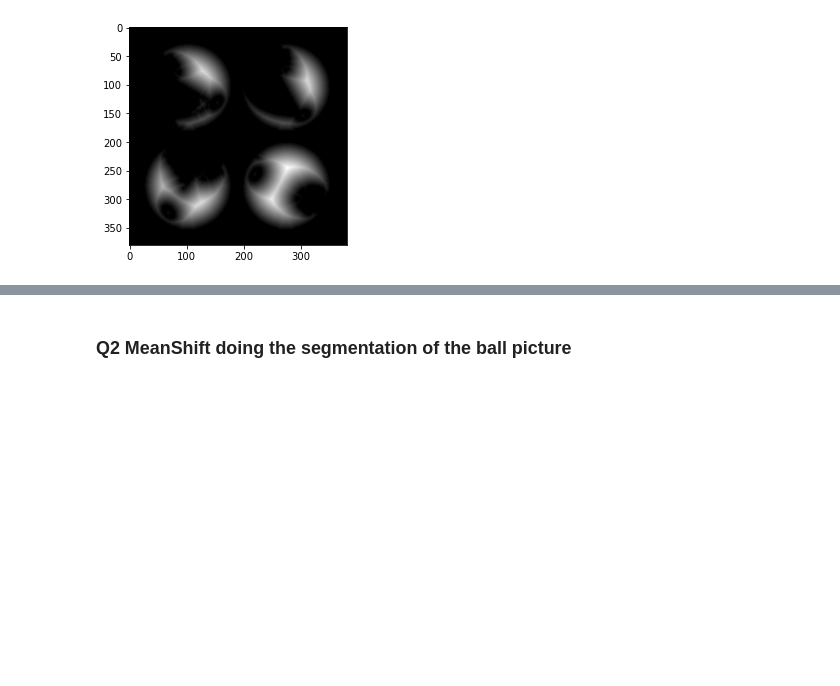
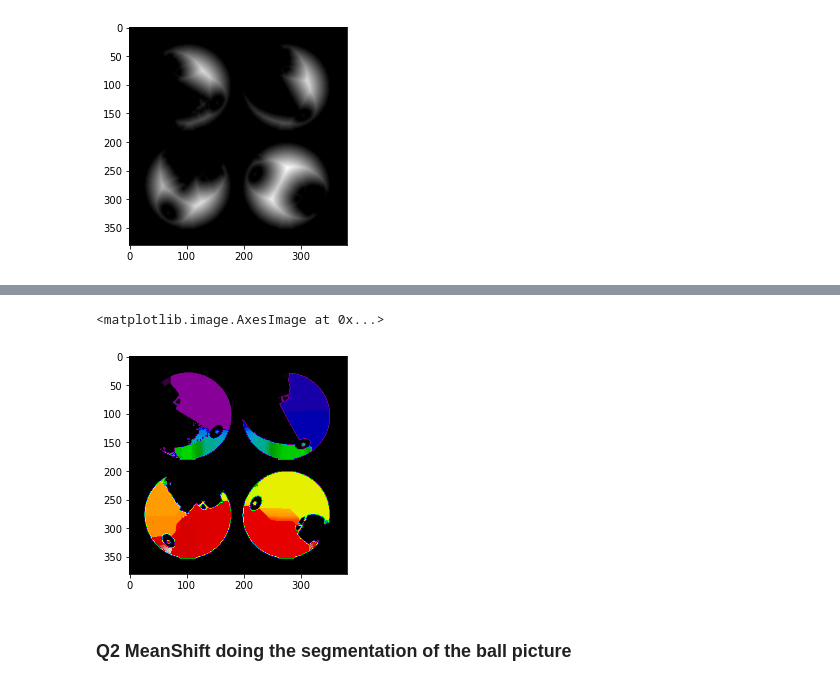
Before and after one commit to RRRRRRRRRRRoy/COMP9517-LabNAss, a Jupyter notebook: Lab04/lab04.ipynb, the cells around one changed output, grey strips where cells are left out. Saved outputs shown, nothing was run; the diff lists cells and outputs as text; code cells hidden in the pictures; blank space fills up the shorter version.

```diff
--- a/Lab04/lab04.ipynb
+++ b/Lab04/lab04.ipynb
@@ -78,7 +80,10 @@ plt.imshow(labels)
 # %%
 # Show the image with the spectrum
 # This can help you see the boundry clearly
-# plt.imshow(labels,cmap=plt.cm.nipy_spectral)
+plt.imshow(labels,cmap=plt.cm.nipy_spectral)
+# %% [output]
+<matplotlib.image.AxesImage at 0x...>
+[figure, added]
 # %% [markdown]
 ### Q2 MeanShift doing the segmentation of the ball picture
 # %%
```
Also changed, not shown: parts of 18 cells of this notebook.
